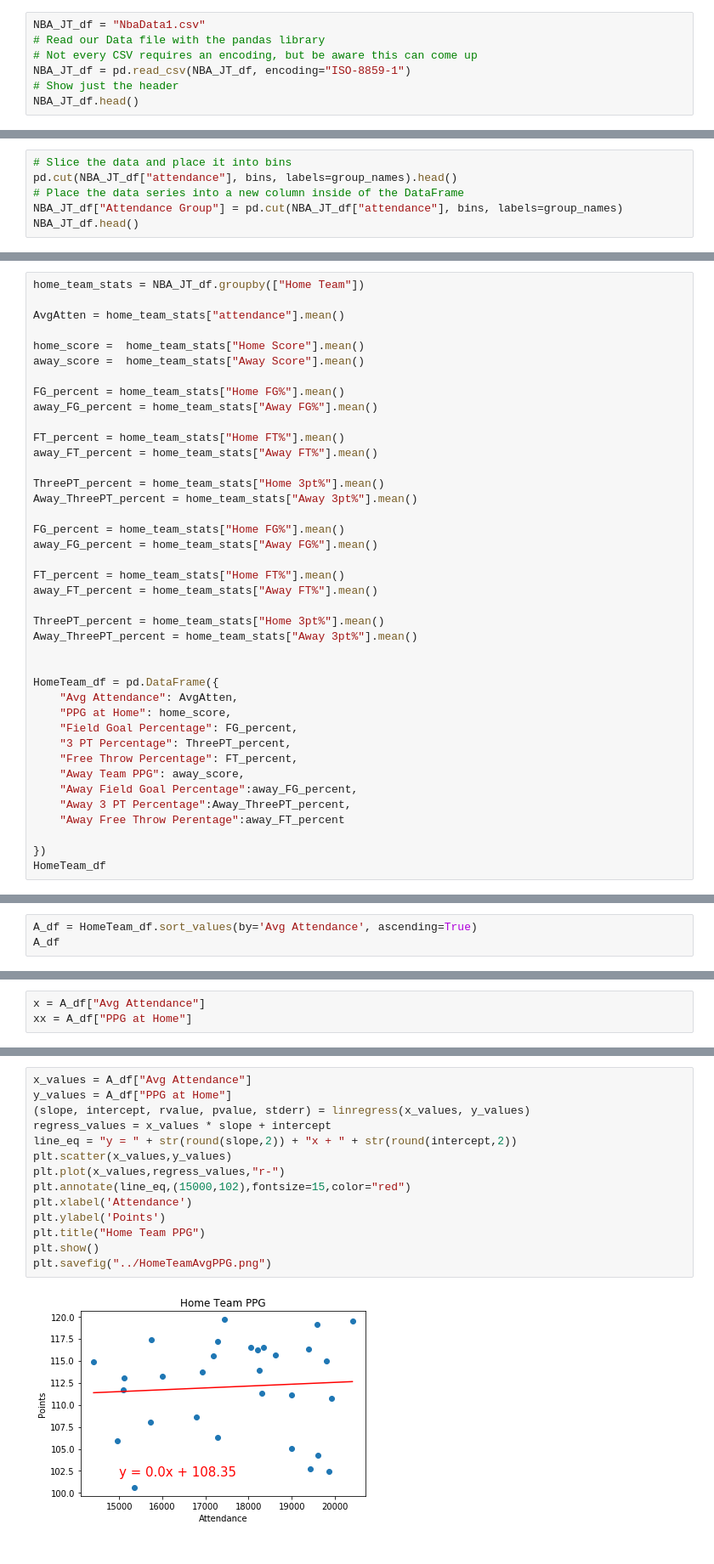
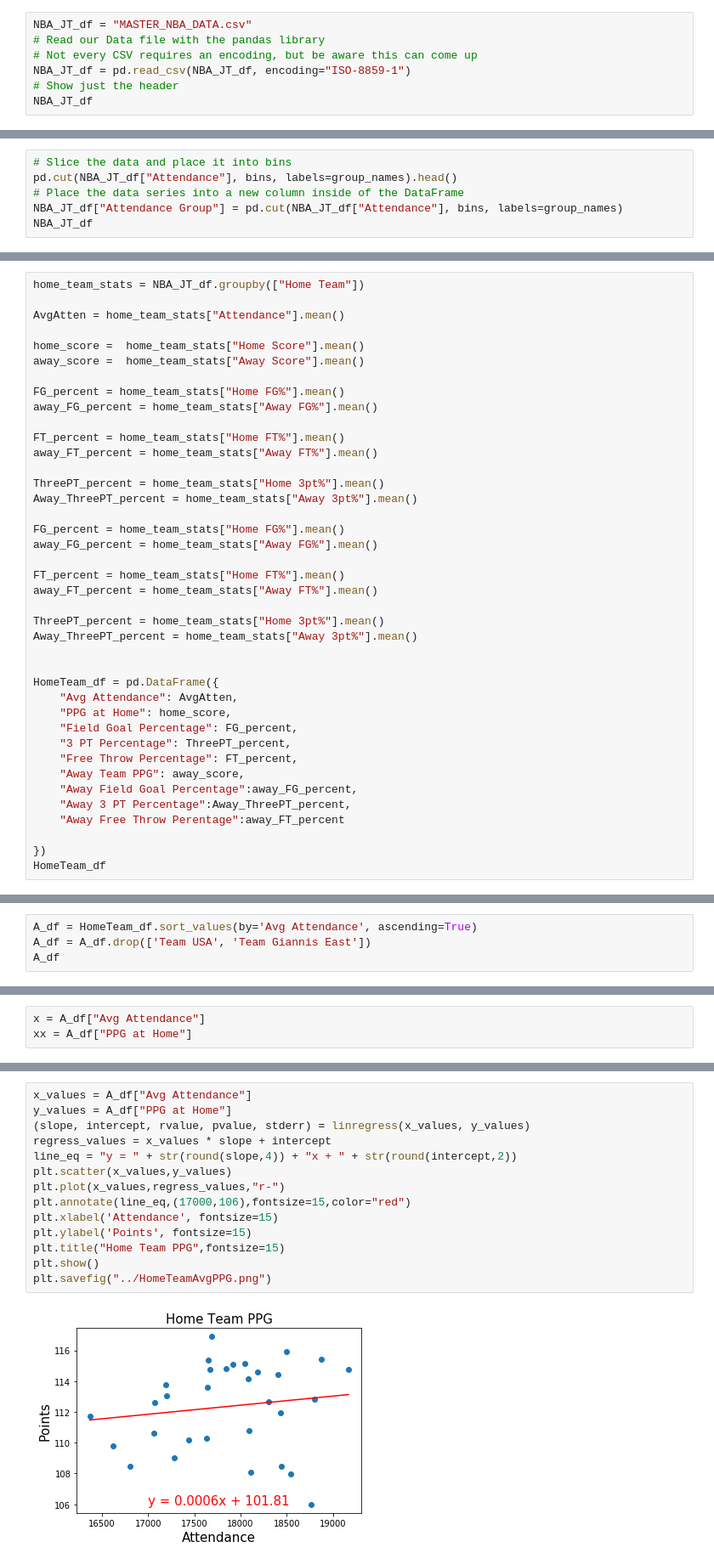
Before and after one commit to patrickjpatten/Project-1, a Jupyter notebook: Analysis/NBA_JT.ipynb, the cells around one changed output, grey strips where cells are left out. Shown at 85% size. Saved outputs shown, nothing was run; the diff lists cells and outputs as text.

```diff
--- a/Analysis/NBA_JT.ipynb
+++ b/Analysis/NBA_JT.ipynb
@@ -6,10 +6,10 @@ import numpy as np
 import scipy.stats as st
 from scipy.stats import linregress
 # %%
-NBA_JT_df = "NbaData1.csv"
+NBA_JT_df = "MASTER_NBA_DATA.csv"
 # Read our Data file with the pandas library
 # Not every CSV requires an encoding, but be aware this can come up
 NBA_JT_df = pd.read_csv(NBA_JT_df, encoding="ISO-8859-1")
 # Show just the header
-NBA_JT_df.head()
+NBA_JT_df
 # %% [output]
@@ -49,8 +56,8 @@ bins = [0, 16394, 18203, 19432, 23989]
 group_names = ["1Q Atten", "2Q Atten", "3Q Atten", "4Q Atten"]
 # %%
 # Slice the data and place it into bins
-pd.cut(NBA_JT_df["attendance"], bins, labels=group_names).head()
+pd.cut(NBA_JT_df["Attendance"], bins, labels=group_names).head()
 # Place the data series into a new column inside of the DataFrame
-NBA_JT_df["Attendance Group"] = pd.cut(NBA_JT_df["attendance"], bins, labels=group_names)
-NBA_JT_df.head()
+NBA_JT_df["Attendance Group"] = pd.cut(NBA_JT_df["Attendance"], bins, labels=group_names)
+NBA_JT_df
 # %% [output]
@@ -144,7 +179,7 @@ plt.savefig("../AwayFT%.png")
 # %%
 home_team_stats = NBA_JT_df.groupby(["Home Team"])
 
-AvgAtten = home_team_stats["attendance"].mean()
+AvgAtten = home_team_stats["Attendance"].mean()
 
 home_score =  home_team_stats["Home Score"].mean()
 away_score =  home_team_stats["Away Score"].mean()
@@ -203,5 +238,6 @@ HomeTeam_df
 # %%
 A_df = HomeTeam_df.sort_values(by='Avg Attendance', ascending=True)
+A_df = A_df.drop(['Team USA', 'Team Giannis East'])
 A_df
 # %% [output]
 |  | Avg Attendance | PPG at Home | Field Goal Percentage | 3 PT Percentage | Free Throw Percentage | ... |
@@ -240,19 +276,19 @@ plt.scatter(x, y, marker="o", facecolors="red", edgecolors="black")
 # %%
 x_values = A_df["Avg Attendance"]
 y_values = A_df["PPG at Home"]
 (slope, intercept, rvalue, pvalue, stderr) = linregress(x_values, y_values)
 regress_values = x_values * slope + intercept
-line_eq = "y = " + str(round(slope,2)) + "x + " + str(round(intercept,2))
+line_eq = "y = " + str(round(slope,4)) + "x + " + str(round(intercept,2))
 plt.scatter(x_values,y_values)
 plt.plot(x_values,regress_values,"r-")
-plt.annotate(line_eq,(15000,102),fontsize=15,color="red")
-plt.xlabel('Attendance')
-plt.ylabel('Points')
-plt.title("Home Team PPG")
+plt.annotate(line_eq,(17000,106),fontsize=15,color="red")
+plt.xlabel('Attendance', fontsize=15)
+plt.ylabel('Points', fontsize=15)
+plt.title("Home Team PPG",fontsize=15)
 plt.show()
 plt.savefig("../HomeTeamAvgPPG.png")
 # %% [output]
-[figure, old version]
+[figure, new version]
 <Figure size 432x288 with 0 Axes>
 # %%
 x_values = A_df["Avg Attendance"]
```
Also changed, not shown: parts of 25 cells of this notebook.
